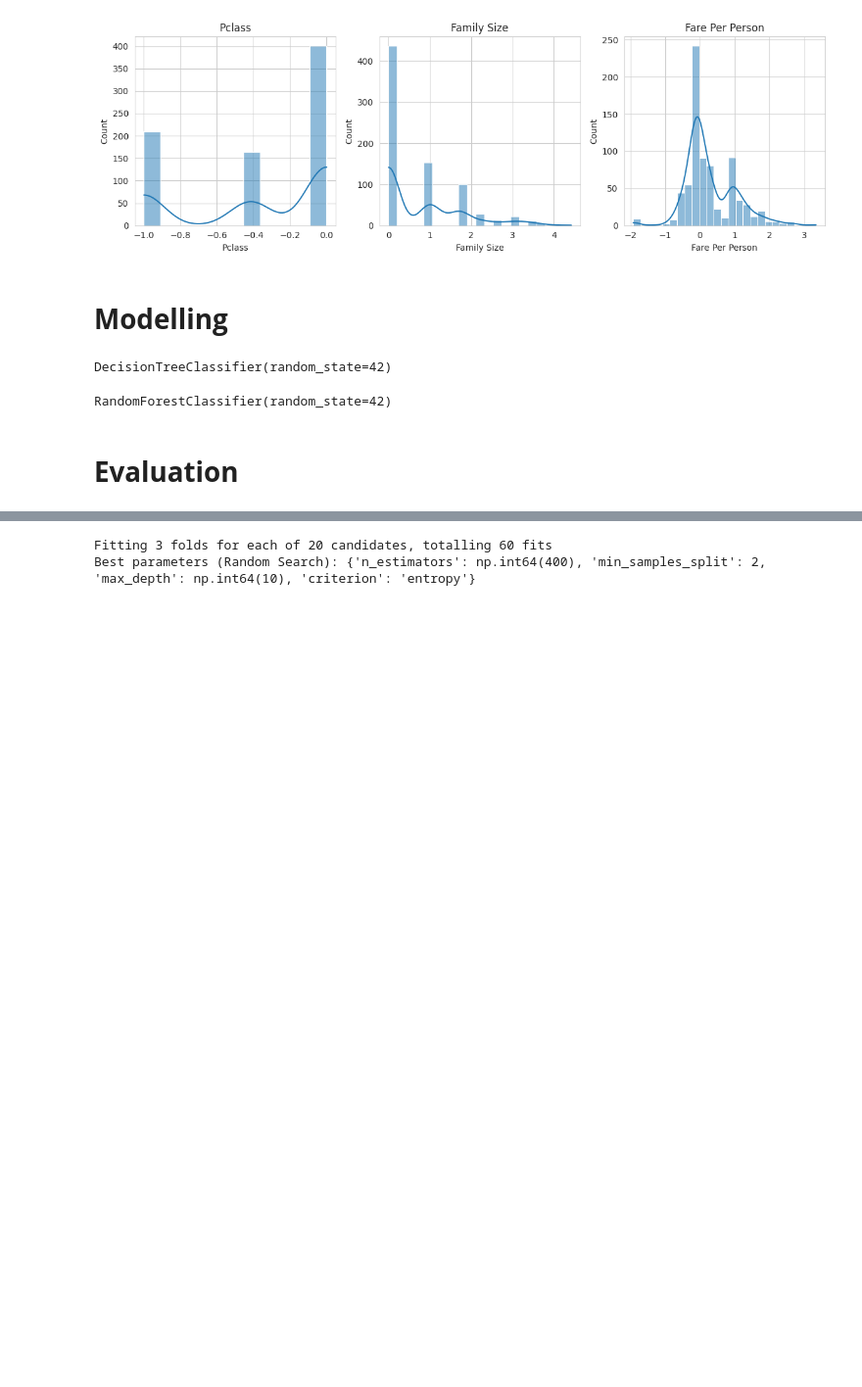
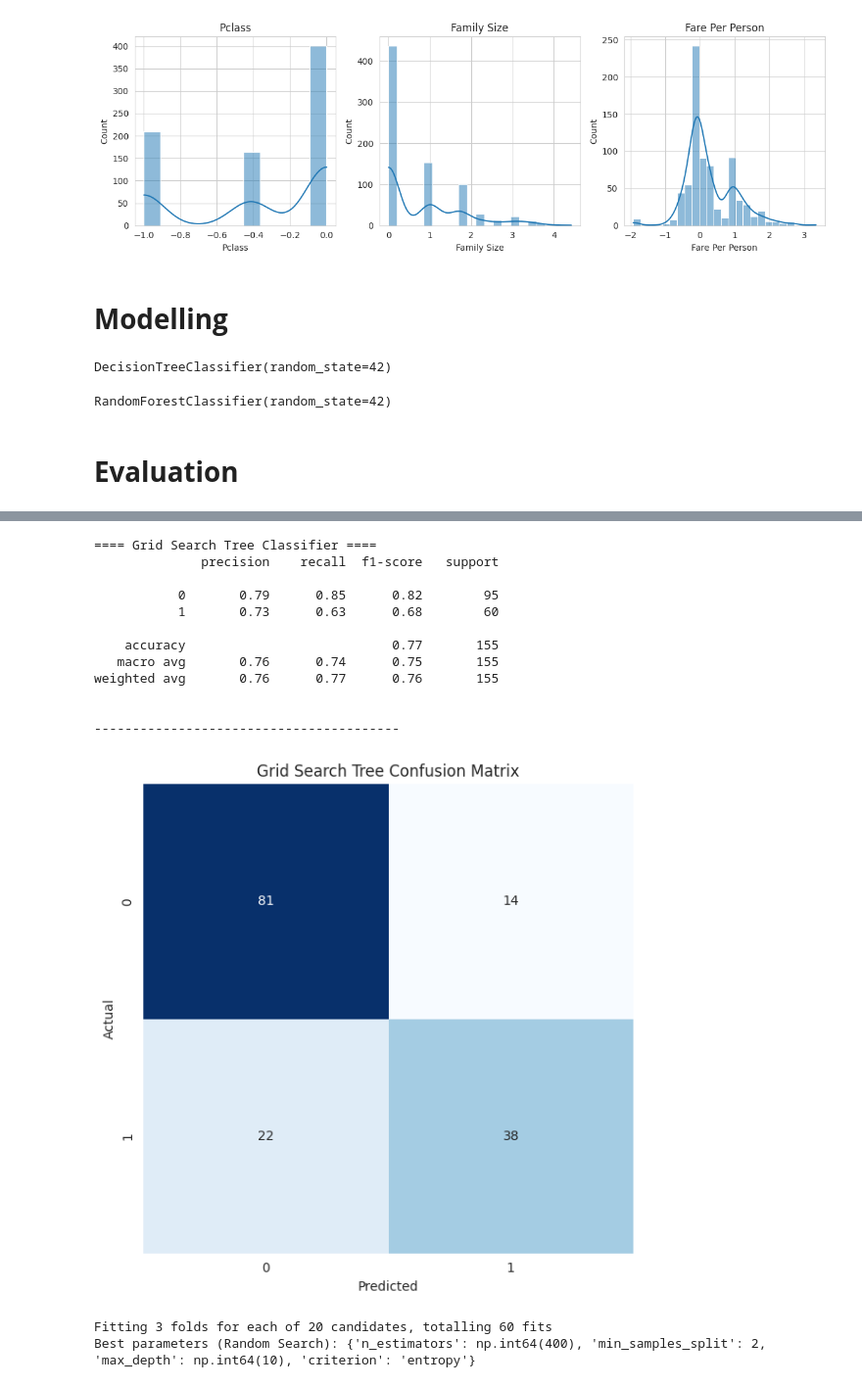
Before and after one commit to nelsooooon/titanic-survival-prediction, a Jupyter notebook: src/titanic_survival_prediction.ipynb, the cells around one changed output, grey strips where cells are left out. Shown at 98% size. Cells and saved outputs as stored; diff of their text form; code cells hidden in the pictures; blank space fills up the shorter version.

```diff
--- a/src/titanic_survival_prediction.ipynb
+++ b/src/titanic_survival_prediction.ipynb
@@ -455,3 +535,33 @@ plt.show()
+# %%
+y_pred_rf_gs = best_rf_gs.predict(X_test)
+cm_rf_gs = confusion_matrix(y_test, y_pred_rf_gs)
+
+print("==== Grid Search Tree Classifier ====")
+print(classification_report(y_test, y_pred_rf_gs))
+print("\n" + "-"*40 + "\n")
+
+fig, ax = plt.subplots(figsize=(6, 6))
+sns.heatmap(cm_rf_gs, annot=True, fmt='d', cmap='Blues', cbar=False, ax=ax)
+ax.set_title('Grid Search Tree Confusion Matrix')
+ax.set_xlabel('Predicted')
+ax.set_ylabel('Actual')
+
+fig.tight_layout()
+plt.show()
+# %% [output]
+==== Grid Search Tree Classifier ====
+              precision    recall  f1-score   support
+
+           0       0.79      0.85      0.82        95
+           1       0.73      0.63      0.68        60
+
+    accuracy                           0.77       155
+   macro avg       0.76      0.74      0.75       155
+weighted avg       0.76      0.77      0.76       155
+
+
+----------------------------------------
+[figure, added]
 # %%
 param_dist = {
     'n_estimators': np.linspace(100, 500, 5, dtype=int),
```
Also changed, not shown: parts of 13 cells of this notebook.
